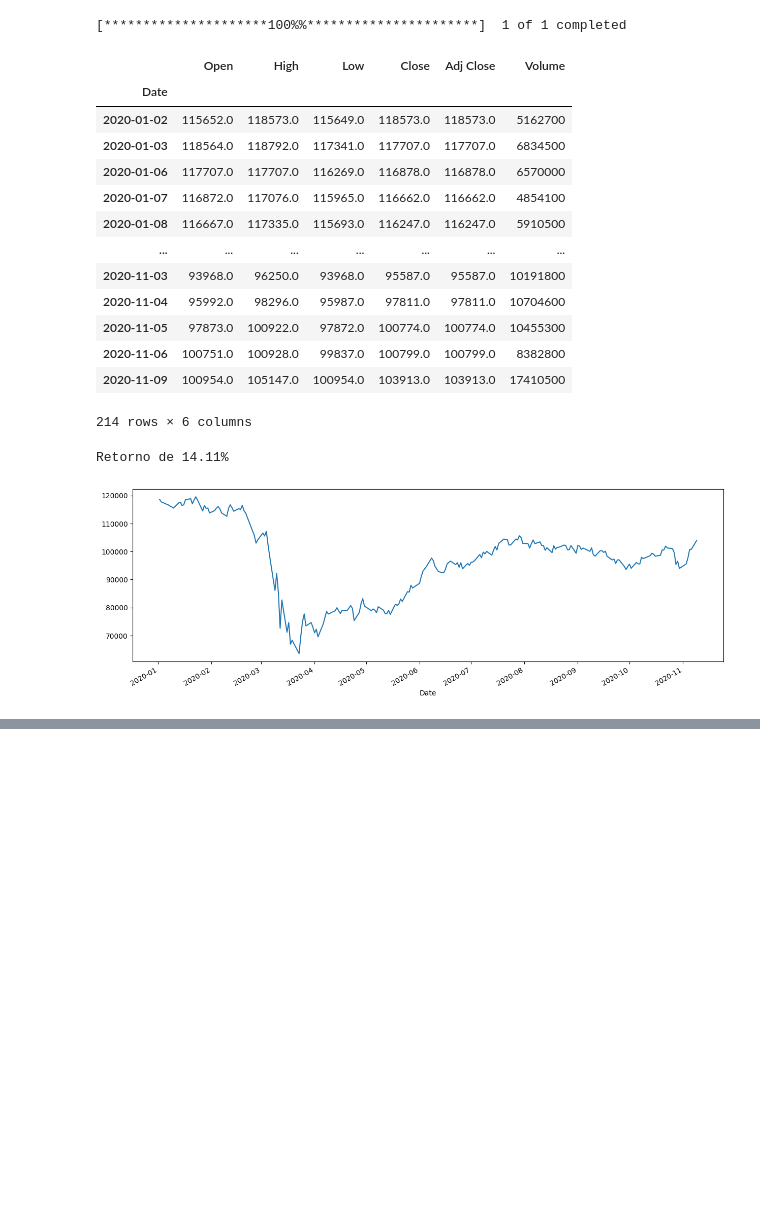
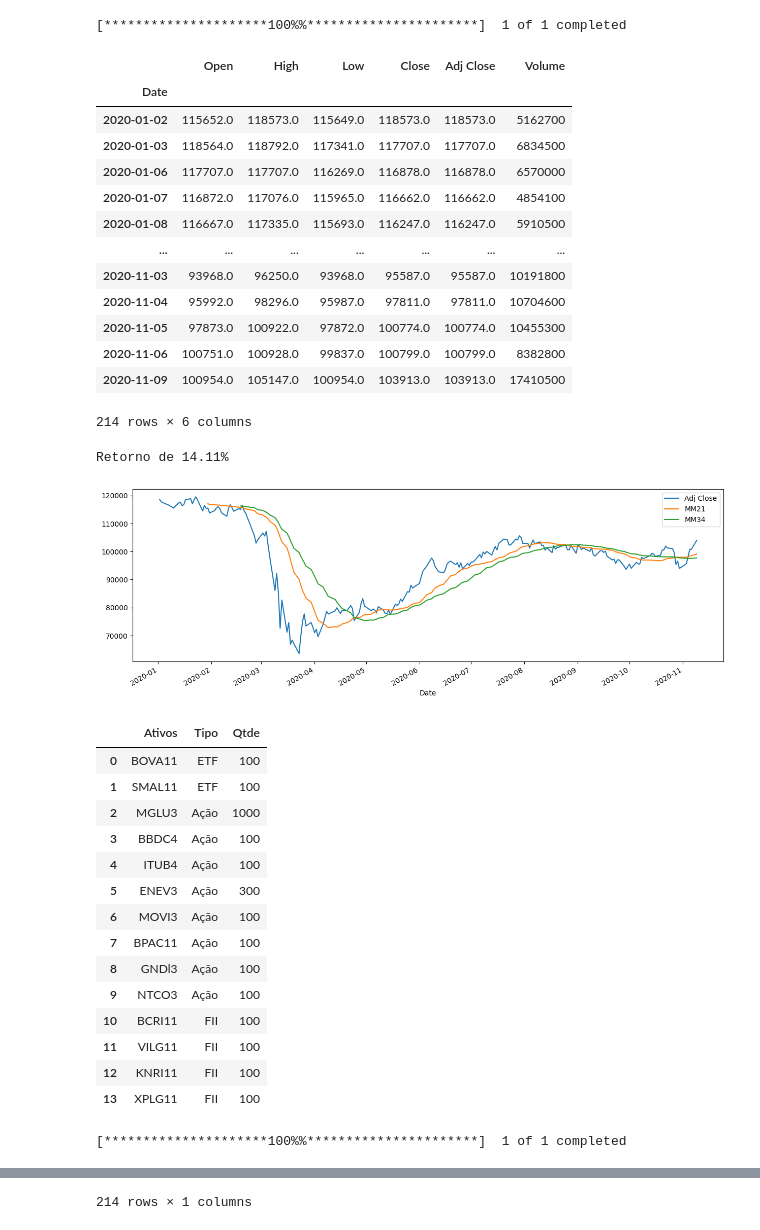
Before and after one commit to Avelino-Gabriel/Python-SENAI, a Jupyter notebook: Desafio-04/financas.ipynb, the cells around one changed output, grey strips where cells are left out. Cells and saved outputs as stored; diff of their text form; code cells hidden in the pictures; blank space fills up the shorter version.

```diff
--- a/Desafio-04/financas.ipynb
+++ b/Desafio-04/financas.ipynb
@@ -3,32 +3,66 @@ import numpy as np
 import pandas as pd
 import matplotlib.pyplot as plt
 import yfinance as web
 from IPython.display import display
 
 cotacao_ibov = web.download('^BVSP', start='2020-01-01', end='2020-11-10')
 
 display(cotacao_ibov)
 cotacao_ibov['Adj Close'].plot(figsize=(15,5))
 
 retorno_ibov = cotacao_ibov['Adj Close'][0] / cotacao_ibov['Adj Close'][-1] - 1
 print(f'Retorno de {retorno_ibov:.2%}')
 
-cotacao_ibov['Adj Close'].plot(figsize=(15,5), label= 'IBOV')
+cotacao_ibov['Adj Close'].rolling(21).mean().plot(label='MM21')
+cotacao_ibov['Adj Close'].rolling(34).mean().plot(label='MM34')
+plt.legend()
+plt.show()
+
+carteira = pd.read_excel('Carteira.xlsx')
+display(carteira)
+
+cotacoes_carteira = pd.DataFrame()
+
+extracao = web.download('BOVA11.SA', start='2020-01-01', end='2020-11-10')
+cotacoes_carteira['BOVA11.SA'] = extracao ['Adj Close']
+display(cotacoes_carteira)
+
+for ativo in carteira['Ativos']:
+    extracao = web.download(f'{ativo}.SA', start='2020-01-01', end='2020-11-10')
+    cotacoes_carteira[ativo] = extracao['Adj Close']
+
+display(cotacoes_carteira)
 # %% [output]
 [*********************100%%**********************]  1 of 1 completed
 |  | Open | High | Low | Close | Adj Close | Volume |
 | Date |  |  |  |  |  |  |
 | 2020-01-02 | 115652.0 | 118573.0 | 115649.0 | 118573.0 | 118573.0 | 5162700 |
 | 2020-01-03 | 118564.0 | 118792.0 | 117341.0 | 117707.0 | 117707.0 | 6834500 |
 | 2020-01-06 | 117707.0 | 117707.0 | 116269.0 | 116878.0 | 116878.0 | 6570000 |
 | 2020-01-07 | 116872.0 | 117076.0 | 115965.0 | 116662.0 | 116662.0 | 4854100 |
 | 2020-01-08 | 116667.0 | 117335.0 | 115693.0 | 116247.0 | 116247.0 | 5910500 |
 | ... | ... | ... | ... | ... | ... | ... |
 | 2020-11-03 | 93968.0 | 96250.0 | 93968.0 | 95587.0 | 95587.0 | 10191800 |
 | 2020-11-04 | 95992.0 | 98296.0 | 95987.0 | 97811.0 | 97811.0 | 10704600 |
 | 2020-11-05 | 97873.0 | 100922.0 | 97872.0 | 100774.0 | 100774.0 | 10455300 |
 | 2020-11-06 | 100751.0 | 100928.0 | 99837.0 | 100799.0 | 100799.0 | 8382800 |
 | 2020-11-09 | 100954.0 | 105147.0 | 100954.0 | 103913.0 | 103913.0 | 17410500 |
 214 rows × 6 columns
 Retorno de 14.11%
-[figure, old version]
+[figure, new version]
+|  | Ativos | Tipo | Qtde |
+| 0 | BOVA11 | ETF | 100 |
+| 1 | SMAL11 | ETF | 100 |
+| 2 | MGLU3 | Ação | 1000 |
+| 3 | BBDC4 | Ação | 100 |
+| 4 | ITUB4 | Ação | 100 |
+| 5 | ENEV3 | Ação | 300 |
+| 6 | MOVI3 | Ação | 100 |
+| 7 | BPAC11 | Ação | 100 |
+| 8 | GNDl3 | Ação | 100 |
+| 9 | NTCO3 | Ação | 100 |
+| 10 | BCRI11 | FII | 100 |
+| 11 | VILG11 | FII | 100 |
+| 12 | KNRI11 | FII | 100 |
+| 13 | XPLG11 | FII | 100 |
+[*********************100%%**********************]  1 of 1 completed
@@ -34,0 +82 @@ Retorno de 14.11%
+214 rows × 1 columns
```
Also changed, not shown: parts of 1 cell of this notebook, 2 other files.
